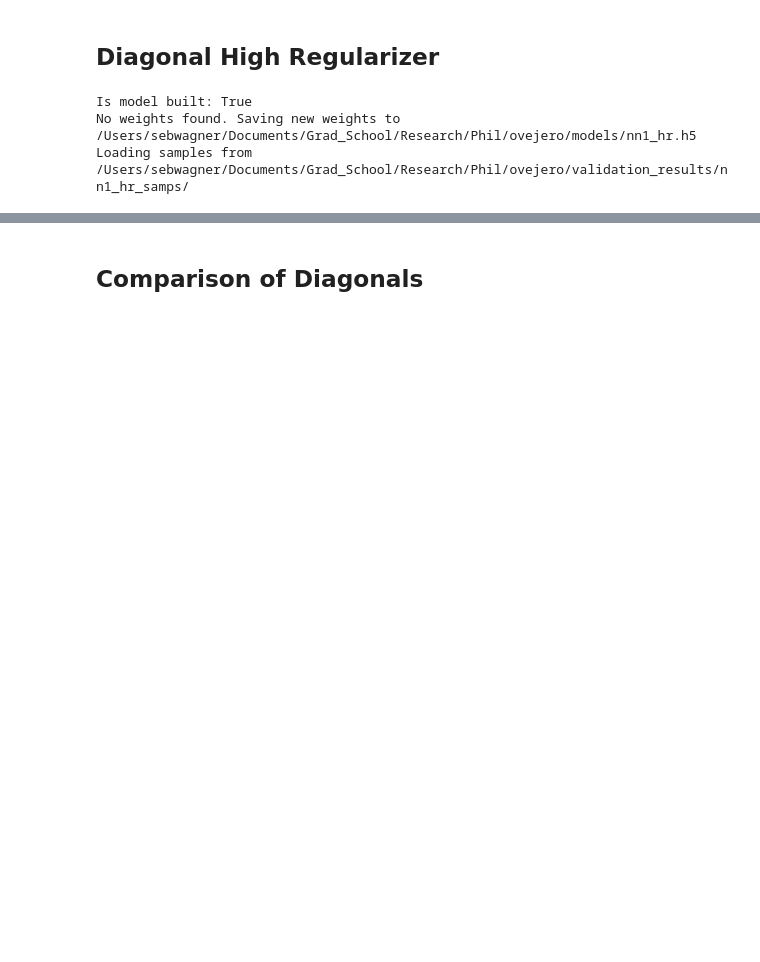
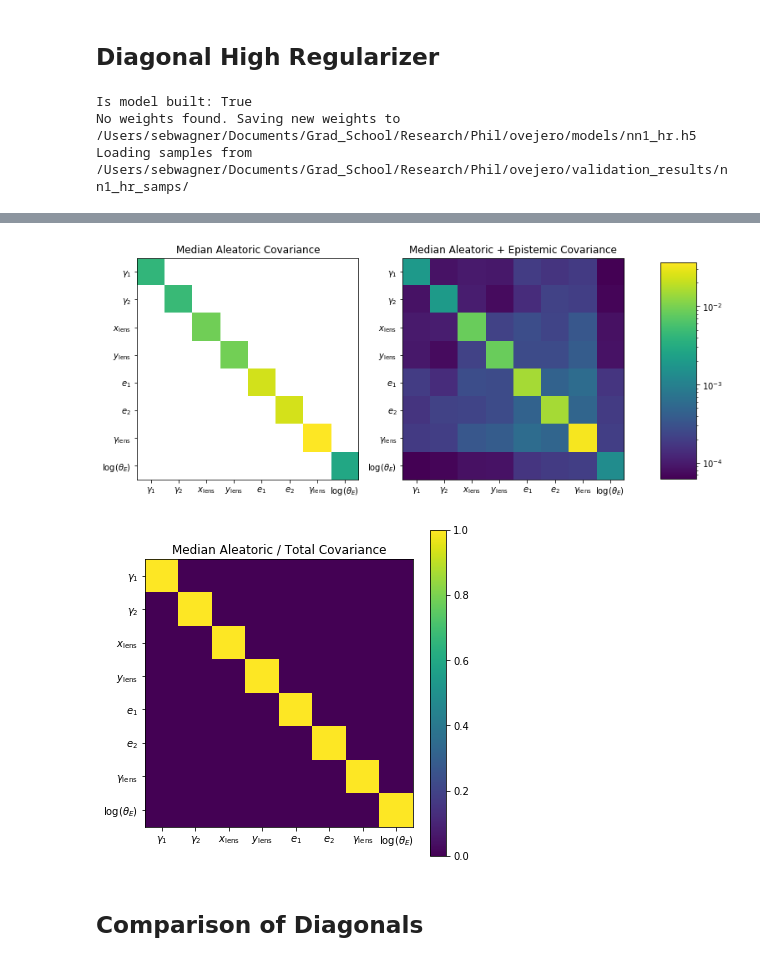
Before and after one commit to swagnercarena/ovejero, a Jupyter notebook: models/Model_Inference.ipynb, the cells around one changed output, grey strips where cells are left out. Cells and saved outputs as stored; diff of their text form; code cells hidden in the pictures; blank space fills up the shorter version.

```diff
--- a/models/Model_Inference.ipynb
+++ b/models/Model_Inference.ipynb
@@ -146,0 +153,7 @@ lens_mass_theta_E_log 0.01953835723907475 0.00680201219910774 0.0274595021839507
+# %%
+config_path = root_path + 'configs/nn1_hhr.json'
+cfg = model_trainer.load_config(config_path)
+recursive_str_checker(cfg)
+bnn_infer = bnn_inference.InferenceClass(cfg)
+save_path_nn1_hhr = root_path + 'validation_results/nn1_hhr_samps/'
+bnn_infer.gen_samples(num_samples,save_path_nn1_hhr)
@@ -147,3 +176,8 @@ lens_mass_theta_E_log 0.01953835723907475 0.00680201219910774 0.0274595021839507
+# %%
+bnn_infer.comp_al_ep_unc(norm_diagonal=False)
+# %% [output]
+[figure, added]
+[figure, added]
 # %% [markdown]
 ## Comparison of Diagonals
 # %%
```
Also changed, not shown: parts of 16 cells of this notebook, 4 other files.
